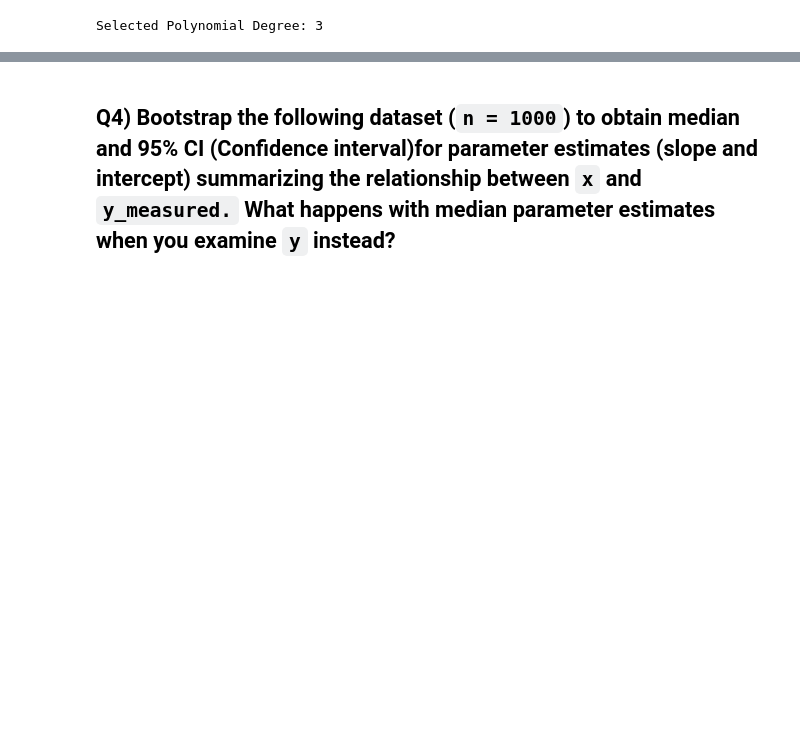
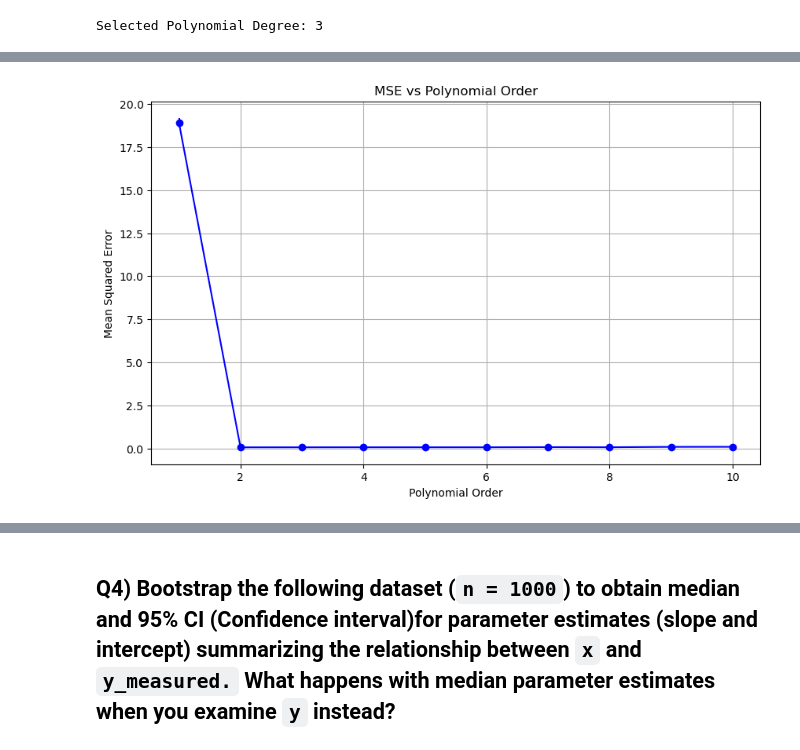
Before and after one commit to PrasanthGubbala/Colab, a Jupyter notebook: Course3/Assignment2/IML_Week_2_learner_template.ipynb, the cells around one changed output, grey strips where cells are left out. Drawn from its saved outputs; the diff is of its cells as text; code cells hidden in the pictures; blank space fills up the shorter version.

```diff
--- a/Course3/Assignment2/IML_Week_2_learner_template.ipynb
+++ b/Course3/Assignment2/IML_Week_2_learner_template.ipynb
@@ -423,0 +428,90 @@ Selected Polynomial Degree: 3
+# %%
+# BEGIN SOLUTION
+import numpy as np
+import pandas as pd
+from sklearn.linear_model import LinearRegression
+from sklearn.preprocessing import PolynomialFeatures
+from sklearn.model_selection import KFold
+import matplotlib.pyplot as plt
+
+# Define constants
+N = 100
+ORDER = 2
+N_FOLDS = 20
+POLY_DEGREE = np.arange(1, 11)
+N_REPLICATES = 10
+
+# Set random seed for reproducibility
+np.random.seed(123)
+
+# Generate simulated data
+x = np.random.uniform(low=-4, high=4, size=N)
+y = np.random.normal(loc=x**ORDER, scale=0.25, size=N)
+data = pd.DataFrame({'x': x, 'y': y})
+
+# Function to perform k-fold cross-validation and calculate MSE
+def run_cross_validation(degree, data, n_folds):
+    kf = KFold(n_splits=n_folds, shuffle=True)
+    mse_values = []
+
+    for train_index, test_index in kf.split(data):
+        x_train, y_train = data.iloc[train_index]['x'], data.iloc[train_index]['y']
+        x_test, y_test = data.iloc[test_index]['x'], data.iloc[test_index]['y']
+
+        poly = PolynomialFeatures(degree=degree)
+        x_train_poly = poly.fit_transform(x_train.values.reshape(-1, 1))
+
+        lin_reg = LinearRegression()
+        lin_reg.fit(x_train_poly, y_train)
+
+        x_test_poly = poly.transform(x_test.values.reshape(-1, 1))
+        y_hat = lin_reg.predict(x_test_poly)
+
+        mse = np.mean((y_hat - y_test)**2)
+        mse_values.append(mse)
+
+    return np.mean(mse_values)
+
+# Run multiple replicates and average the MSE estimates
+mse_estimates = np.zeros((N_REPLICATES, len(POLY_DEGREE)))
+
+for r in range(N_REPLICATES):
+    for q_idx, q in enumerate(POLY_DEGREE):
+        mse_estimates[r, q_idx] = run_cross_validation(q, data, N_FOLDS)
+
+# Average the MSE estimates across replicates
+mse_mean = np.mean(mse_estimates, axis=0)
+mse_std = np.std(mse_estimates, axis=0)
+
+# Plot MSE vs Polynomial Order
+plt.figure(figsize=(10, 6))
+plt.errorbar(POLY_DEGREE, mse_mean, yerr=mse_std, marker='o', linestyle='-', color='b')
+plt.title('MSE vs Polynomial Order')
+plt.xlabel('Polynomial Order')
+plt.ylabel('Mean Squared Error')
+plt.grid(True)
+plt.show()
+
+# Find the best-fitting polynomial order
+best_degree = POLY_DEGREE[np.argmin(mse_mean)]
+print(f'The best-fitting polynomial order is: {best_degree}')
+
+# Plot x vs y along with the selected model
+plt.figure(figsize=(10, 6))
+plt.scatter(data['x'], data['y'], label='True Data')
+poly = PolynomialFeatures(degree=best_degree)
+x_poly = poly.fit_transform(data['x'].values.reshape(-1, 1))
+lin_reg = LinearRegression()
+lin_reg.fit(x_poly, data['y'])
+y_pred = lin_reg.predict(x_poly)
+plt.plot(data['x'], y_pred, label=f'Best Fit (Degree {best_degree})', color='r')
+plt.title('True Data vs Best Fit')
+plt.xlabel('x')
+plt.ylabel('y')
+plt.legend()
+plt.grid(True)
+plt.show()
+
+# END SOLUTION
+# %% [output]
+[figure, added]
```
Also changed, not shown: parts of 5 cells of this notebook.
